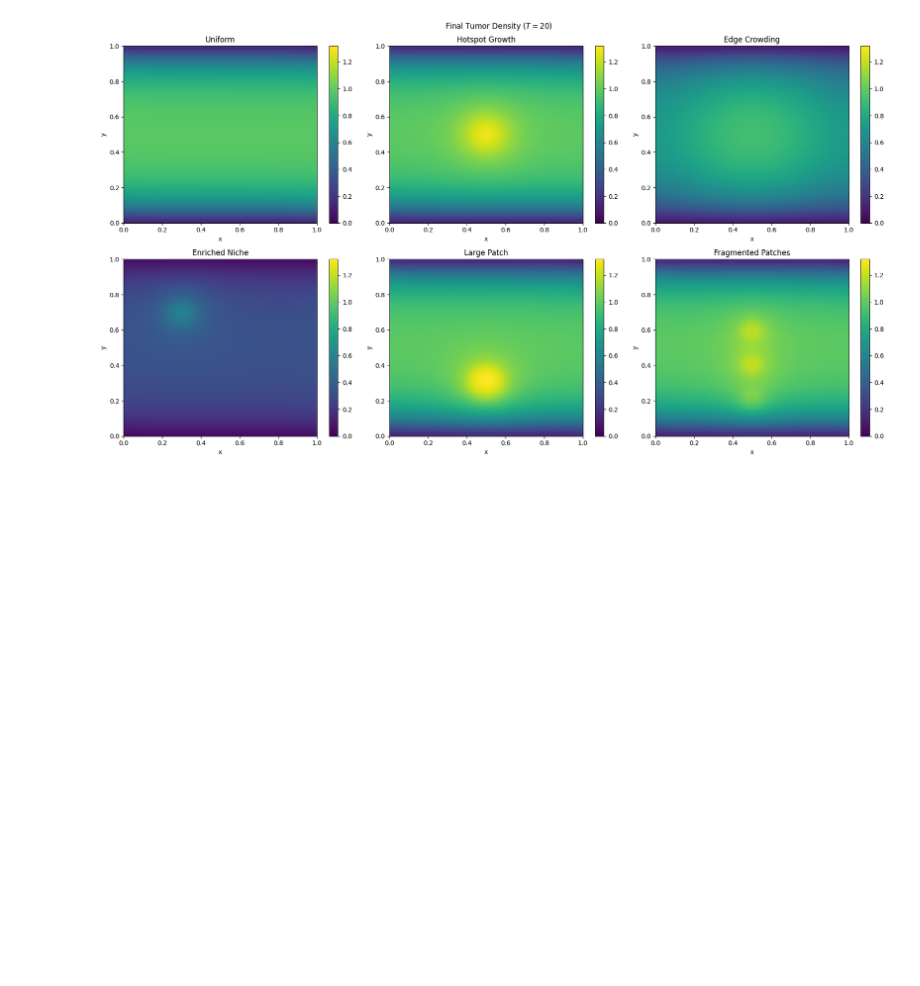
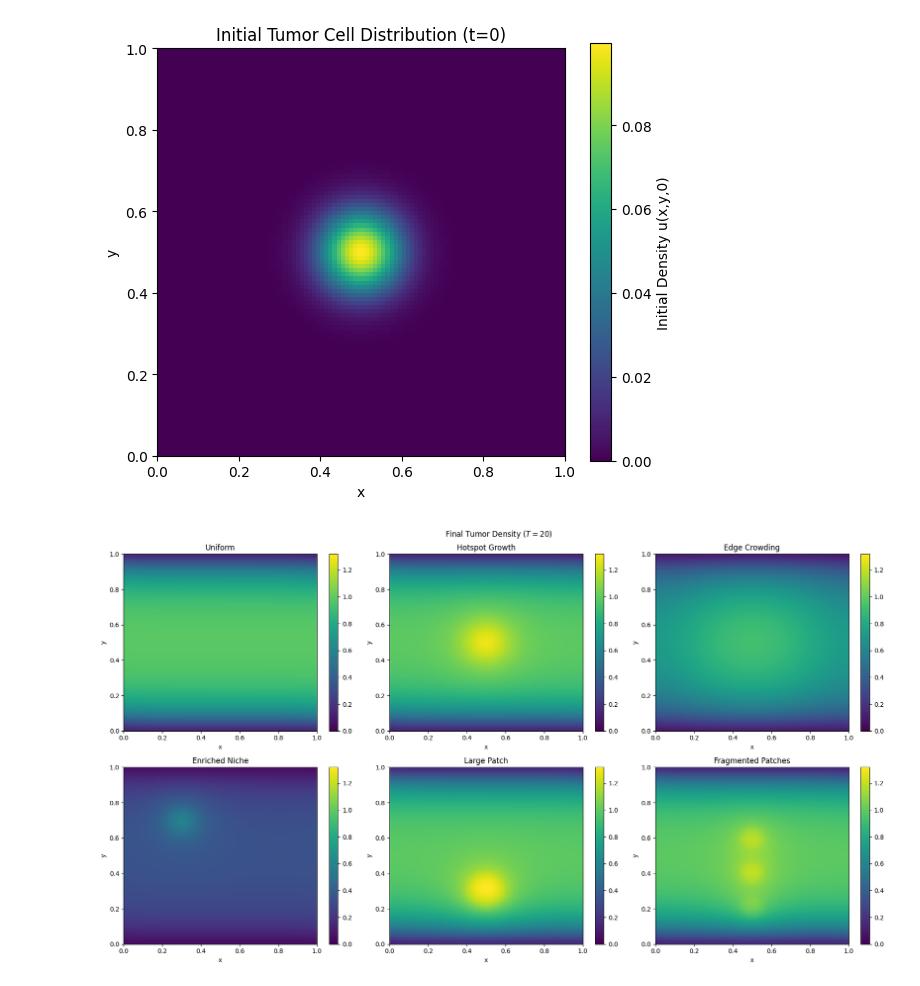
Before and after one commit to leannabreland/AMSC661, a Jupyter notebook: AMSC661FinalProject.ipynb, the cells around one changed output. Cells and saved outputs as stored; diff of their text form; code cells hidden in the pictures; blank space fills up the shorter version.

```diff
--- a/AMSC661FinalProject.ipynb
+++ b/AMSC661FinalProject.ipynb
@@ -5,33 +5,45 @@ from scipy.sparse import diags
 from scipy.sparse.linalg import factorized
 
 Lx, Ly = 1.0, 1.0
 Nx, Ny = 100, 100
 dx, dy = Lx / (Nx - 1), Ly / (Ny - 1)
 x, y = np.linspace(0, Lx, Nx), np.linspace(0, Ly, Ny)
 X, Y = np.meshgrid(x, y, indexing='ij')
 dt, T_final = 0.01, 20.0
 Nt = int(T_final / dt)
 D = 0.01
 N = Nx * Ny
 
 def initial_condition(x, y):
     return 0.1 * np.exp(-100 * ((x - 0.5)**2 + (y - 0.5)**2))
 
+u_initial = initial_condition(X, Y)
+plt.figure(figsize=(6,5))
+plt.imshow(u_initial, origin='lower', extent=[x.min(), x.max(), y.min(), y.max()], cmap='viridis')
+plt.colorbar(label='Initial Density u(x,y,0)')
+plt.title('Initial Tumor Cell Distribution (t=0)')
+plt.xlabel('x')
+plt.ylabel('y')
+plt.tight_layout()
+plt.show()
+
 dx2, dy2 = dx**2, dy**2
 main_diag_val = -2 / dx2 - 2 / dy2
 y_deriv_coeff = 1 / dy2
 x_deriv_coeff = 1 / dx2
 
 A = diags(
     [main_diag_val * np.ones(N),
      y_deriv_coeff * np.ones(N - 1),
      y_deriv_coeff * np.ones(N - 1),
      x_deriv_coeff * np.ones(N - Ny),
      x_deriv_coeff * np.ones(N - Ny)],
     [0, -1, 1, -Ny, Ny],
     shape=(N, N),
     format='csr'
 )
+# %% [output]
+[figure, added]
 # %%
 def m_center_hotspot(x, y):
     return 1.0 + 0.8 * np.exp(-100 * ((x - 0.5)**2 + (y - 0.5)**2))
```
